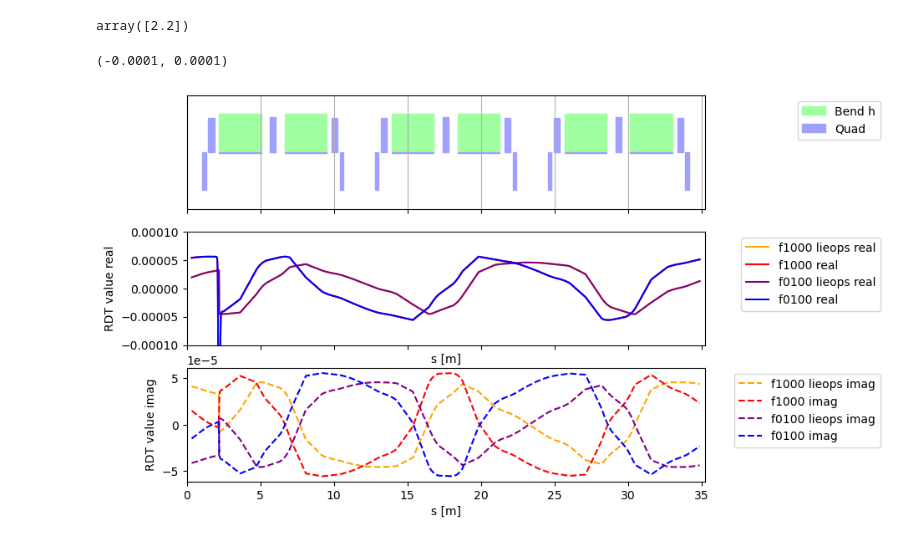
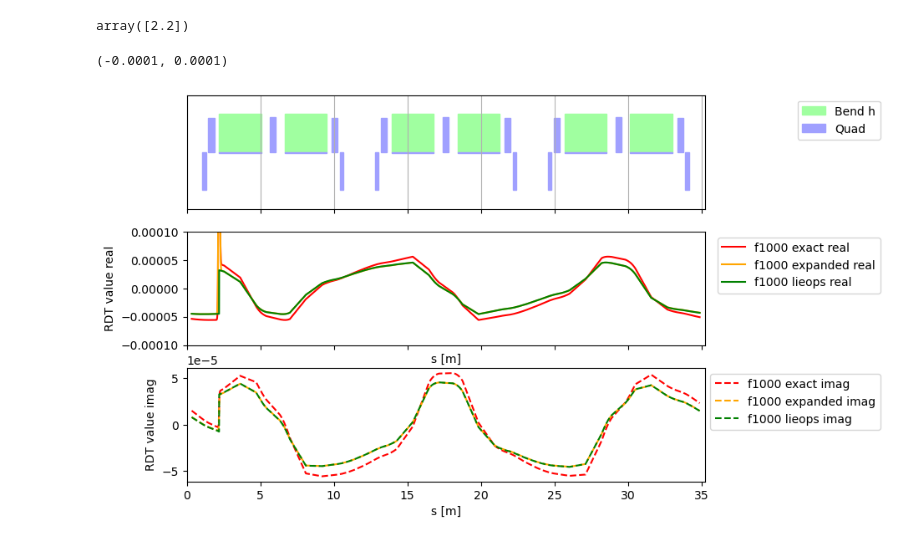
Before and after one commit to xsuite/bpmeth, a Jupyter notebook: examples/HeLICS/ring/HeLICS_RDT_compare_descriptions.ipynb, the cells around one changed output. Saved outputs shown, nothing was run; the diff lists cells and outputs as text; code cells hidden in the pictures.

```diff
--- a/examples/HeLICS/ring/HeLICS_RDT_compare_descriptions.ipynb
+++ b/examples/HeLICS/ring/HeLICS_RDT_compare_descriptions.ipynb
@@ -201,10 +201,10 @@ def f(h_func, p, q, r, t, s, mux, muy, tw):
     muy = np.asarray(muy)
 
     # Common factors
-    base = h_func(p,q,r,t, tw.s, tw.alfx, tw.alfy, tw.betx, tw.bety) / (1 - np.exp(2 * np.pi * 1j * ((p-q)*tw.qx+(r-t)*tw.qy)))
+    base = h_func(p,q,r,t, tw.s, tw.alfx, tw.alfy, tw.betx, tw.bety) / (1 - np.exp(-2 * np.pi * 1j * ((p-q)*tw.qx+(r-t)*tw.qy)))
 
     # Exponent term depends on each mux value
-    exp_term = np.exp(1j * 2*np.pi* ((p-q)*(tw.mux[:, None] - mux[None, :]   # Source - observation
+    exp_term = np.exp(-1j * 2*np.pi* ((p-q)*(tw.mux[:, None] - mux[None, :]   # Source - observation
                                             + tw.qx*((tw.mux[:, None] - mux[None, :]) < 0))
                                      + (r-t)*(tw.muy[:, None] - muy[None, :]
                                             + tw.qy*((tw.muy[:, None] - muy[None, :]) < 0))
@@ -366,33 +370,47 @@ array([2.2])
+# %%
+# Sign of i flipped matches better, I don't know why yet.
+h1000_lieops = -K0b1gg / (2*np.sqrt(betx0)) * (alfx0 + 1j)
+h0100_lieops = -K0b1gg / (2*np.sqrt(betx0)) * (alfx0 - 1j)
+width=gap/10
+
+def h_lieops_func(p, q, r, t, s, alphx, alphy, betx, bety):
+    if p==1 and q==0 and r==0 and t==0:
+        return h1000_lieops * (heaviside_tol(s - (s0 - width/2)) - heaviside_tol(s - (s0 + width/2))) * 1/width
+    if p==0 and q==1 and r==0 and t==0:
+        return h0100_lieops * (heaviside_tol(s - (s0 - width/2)) - heaviside_tol(s - (s0 + width/2))) * 1/width
 # %%
-# Sign of i flipped matches better, I don't know why yet.
-h1000_lieops = K0b1gg / (2*np.sqrt(tw.betx[np.isclose(tw.s, dc0 - l_magn/2)])) * (tw.alfx[np.isclose(tw.s, dc0 - l_magn/2)] + 1j)
-h0100_lieops = K0b1gg / (2*np.sqrt(tw.betx[np.isclose(tw.s, dc0 - l_magn/2)])) * (tw.alfx[np.isclose(tw.s, dc0 - l_magn/2)] - 1j)
-width=gap/5
-def h_lieops_func(p, q, r, t, s, alphx, alphy, betx, bety):
+def h_exact_func(p, q, r, t, s, alphx, alphy, betx, bety):
     if p==1 and q==0 and r==0 and t==0:
-        return h1000_lieops * (heaviside_tol(s - (dc0 - l_magn/2 - width/2)) - heaviside_tol(s - (dc0 - l_magn/2 + width/2))) * 1/width
-    if p==0 and q==1 and r==0 and t==0:
-        return h0100_lieops * (heaviside_tol(s - (dc0 - l_magn/2 - width/2)) - heaviside_tol(s - (dc0 - l_magn/2 + width/2))) * 1/width
+        return -b1_pert_ring(s) * (np.sqrt(betx)/2 )
+
+def h_exp_func(p, q, r, t, s, alphx, alphy, betx, bety):  # Expand h_exact around s0, keep exponent from f exact
+    if p==1 and q==0 and r==0 and t==0:
+#        return np.where(b1_pert_ring(s) == 0, 0, -b1_pert_ring(s) * 1/2*(np.sqrt(betx0 - 2* alfx0*(s-s0))))  # betx = betx0 - 2 alfx0 (s-s0)
+#        return np.where(b1_pert_ring(s) == 0, 0, -b1_pert_ring(s) * 1/2*( np.sqrt(betx0) - alfx0*(s-s0)/np.sqrt(betx0) ))
+#        return np.where(b1_pert_ring(s) == 0, 0, -b1_pert_ring(s) * 1/2*np.sqrt(betx0) + b1_pert_ring(s) * 1/2 * alfx0*(s-s0)/np.sqrt(betx0) )
+#        width=gap/5
+        return np.where(b1_pert_ring(s) == 0, 0, -b1_pert_ring(s) * 1/2*np.sqrt(betx0)
+                        - K0b1gg * 1/2 * alfx0/np.sqrt(betx0) * (heaviside_tol(s - (dc0 - l_magn/2 - width/2)) - heaviside_tol(s - (dc0 - l_magn/2 + width/2))) * 1/width )
+
 
 fig, ax = plt.subplots(3, figsize=(8, 6), sharex=True)
 tw0.plot('', figure=fig, ax=ax[0])
-ax[1].plot(tw.s, f(h_lieops_func, 1,0,0,0, tw.s, tw.mux, tw.muy, tw).real, label="f1000 lieops real", color="orange")
-ax[1].plot(tw.s, f(h_fringe, 1,0,0,0, tw.s, tw.mux, tw.muy, tw).real, label="f1000 real", color="red")
-ax[2].plot(tw.s, f(h_lieops_func, 1,0,0,0, tw.s, tw.mux, tw.muy, tw).imag, label="f1000 lieops imag", color="orange", ls='--')
-ax[2].plot(tw.s, f(h_fringe, 1,0,0,0, tw.s, tw.mux, tw.muy, tw).imag, label="f1000 imag", color="red", ls='--')
-ax[1].plot(tw.s, f(h_lieops_func, 0,1,0,0, tw.s, tw.mux, tw.muy, tw).real, label="f0100 lieops real", color="purple")
-ax[1].plot(tw.s, f(h_fringe, 0,1,0,0, tw.s, tw.mux, tw.muy, tw).real, label="f0100 real", color="blue")
-ax[2].plot(tw.s, f(h_lieops_func, 0,1,0,0, tw.s, tw.mux, tw.muy, tw).imag, label="f0100 lieops imag", color="purple", ls='--')
-ax[2].plot(tw.s, f(h_fringe, 0,1,0,0, tw.s, tw.mux, tw.muy, tw).imag, label="f0100 imag", color="blue", ls='--')
+ax[1].plot(tw.s, f(h_exact_func, 1,0,0,0, tw.s, tw.mux, tw.muy, tw).real, label="f1000 exact real", color="red")
+ax[2].plot(tw.s, f(h_exact_func, 1,0,0,0, tw.s, tw.mux, tw.muy, tw).imag, label="f1000 exact imag", color="red", ls='--')
+ax[1].plot(tw.s, f(h_exp_func, 1,0,0,0, tw.s, tw.mux, tw.muy, tw).real, label="f1000 expanded real", color="orange")
+ax[2].plot(tw.s, f(h_exp_func, 1,0,0,0, tw.s, tw.mux, tw.muy, tw).imag, label="f1000 expanded imag", color="orange", ls='--')
+ax[1].plot(tw.s, f(h_lieops_func, 1,0,0,0, tw.s, tw.mux, tw.muy, tw).real, label="f1000 lieops real", color="green")
+ax[2].plot(tw.s, f(h_lieops_func, 1,0,0,0, tw.s, tw.mux, tw.muy, tw).imag, label="f1000 lieops imag", color="green", ls='--')
+
 ax[0].set_xlabel('')
 ax[0].set_ylabel('magnets')
 ax[1].set_xlabel('s [m]')
 ax[1].set_ylabel('RDT value real')
 ax[2].set_xlabel('s [m]')
 ax[2].set_ylabel('RDT value imag')
 ax[1].legend(bbox_to_anchor=(1.35, 1), loc='upper right')
 ax[2].legend(bbox_to_anchor=(1.35, 1), loc='upper right')
 ax[1].set_ylim(-0.0001, 0.0001)
 # %% [output]
 (-0.0001, 0.0001)
-[figure, old version]
+[figure, new version]
```
Also changed, not shown: parts of 9 cells of this notebook.
